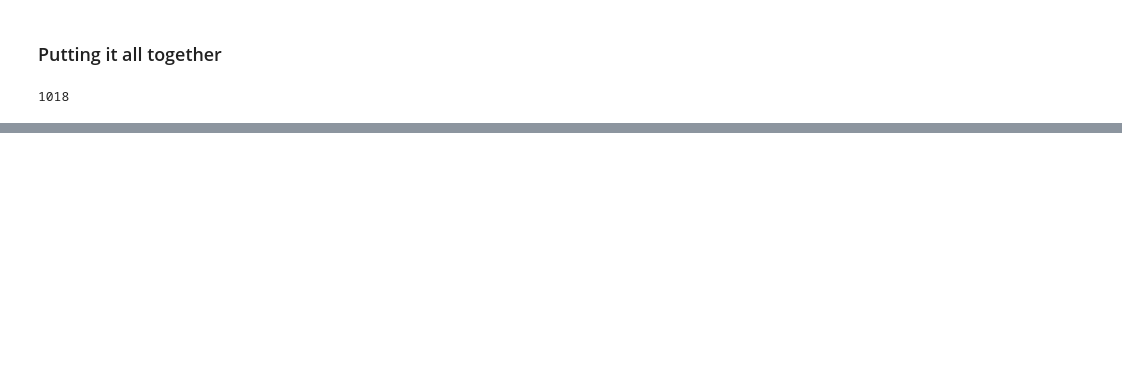
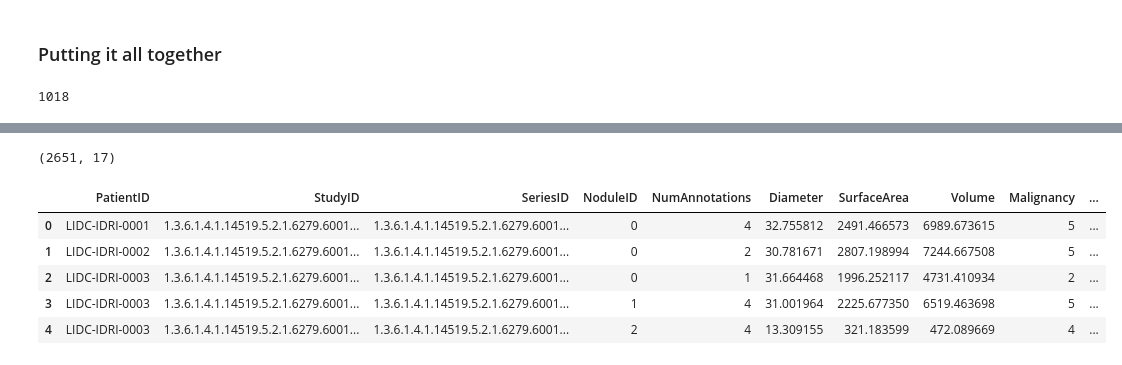
Before and after one commit to felixpeters/lung-cancer-detection, a Jupyter notebook: nbs/05_Assemble_LIDC_Metadata.ipynb, the cells around one changed output, grey strips where cells are left out. Cells and saved outputs as stored; diff of their text form; code cells hidden in the pictures; blank space fills up the shorter version.

Commit message:
extract nodule metadata for LIDC dataset

```diff
--- a/nbs/05_Assemble_LIDC_Metadata.ipynb
+++ b/nbs/05_Assemble_LIDC_Metadata.ipynb
@@ -248,6 +266,8 @@ for scan in tqdm(scans):
     meta.update(scan_meta)
     img_meta = get_img_meta(scan)
     meta.update(img_meta)
+    nodule_meta = get_nodule_meta(scan)
+    meta.update(nodule_meta)
     data.append(meta)
 len(data)
 # %% [output]
@@ -268,0 +294,26 @@ df.head()
+# %%
+def detailed_nodule_meta(scan):
+    ann_clusters = scan.cluster_annotations(verbose=False)
+    meta = []
+    for i, cluster in enumerate(ann_clusters):
+        nod_meta = {
+            'PatientID': scan.patient_id,
+            'StudyID': scan.study_instance_uid,
+            'SeriesID': scan.series_instance_uid,
+            'NoduleID': i,
+            'NumAnnotations': len(cluster),
+            'Diameter': np.mean([ann.diameter for ann in cluster]),
+            'SurfaceArea': np.mean([ann.surface_area for ann in cluster]),
+            'Volume': np.mean([ann.volume for ann in cluster]),
+            'Malignancy': median_high([ann.malignancy for ann in cluster]),
+            'Texture': median_high([ann.texture for ann in cluster]),
+            'Spiculation': median_high([ann.spiculation for ann in cluster]),
+            'Lobulation': median_high([ann.lobulation for ann in cluster]),
+            'Margin': median_high([ann.margin for ann in cluster]),
+            'Sphericity': median_high([ann.sphericity for ann in cluster]),
+            'Calcification': median_high([ann.calcification for ann in cluster]),
+            'InternalStructure': median_high([ann.internalStructure for ann in cluster]),
+            'Subtlety': median_high([ann.subtlety for ann in cluster]),
+        }
+        meta.append(nod_meta)
+    return meta
@@ -268,0 +340,19 @@ df.head()
+# %%
+data = []
+for scan in tqdm(scans):
+    meta = detailed_nodule_meta(scan)
+    data += meta
+# %%
+df = pd.DataFrame(data=data)
+df.shape
+# %% [output]
+(2651, 17)
+# %%
+df.head()
+# %% [output]
+|  | PatientID | StudyID | SeriesID | NoduleID | NumAnnotations | Diameter | SurfaceArea | Volume | Malignancy | ... |
+| 0 | LIDC-IDRI-0001 | 1.3.6.1.4.1.14519.5.2.1.6279.6001... | 1.3.6.1.4.1.14519.5.2.1.6279.6001... | 0 | 4 | 32.755812 | 2491.466573 | 6989.673615 | 5 | ... |
+| 1 | LIDC-IDRI-0002 | 1.3.6.1.4.1.14519.5.2.1.6279.6001... | 1.3.6.1.4.1.14519.5.2.1.6279.6001... | 0 | 2 | 30.781671 | 2807.198994 | 7244.667508 | 5 | ... |
+| 2 | LIDC-IDRI-0003 | 1.3.6.1.4.1.14519.5.2.1.6279.6001... | 1.3.6.1.4.1.14519.5.2.1.6279.6001... | 0 | 1 | 31.664468 | 1996.252117 | 4731.410934 | 2 | ... |
+| 3 | LIDC-IDRI-0003 | 1.3.6.1.4.1.14519.5.2.1.6279.6001... | 1.3.6.1.4.1.14519.5.2.1.6279.6001... | 1 | 4 | 31.001964 | 2225.677350 | 6519.463698 | 5 | ... |
+| 4 | LIDC-IDRI-0003 | 1.3.6.1.4.1.14519.5.2.1.6279.6001... | 1.3.6.1.4.1.14519.5.2.1.6279.6001... | 2 | 4 | 13.309155 | 321.183599 | 472.089669 | 4 | ... |
```
Also changed, not shown: parts of 13 cells of this notebook.
